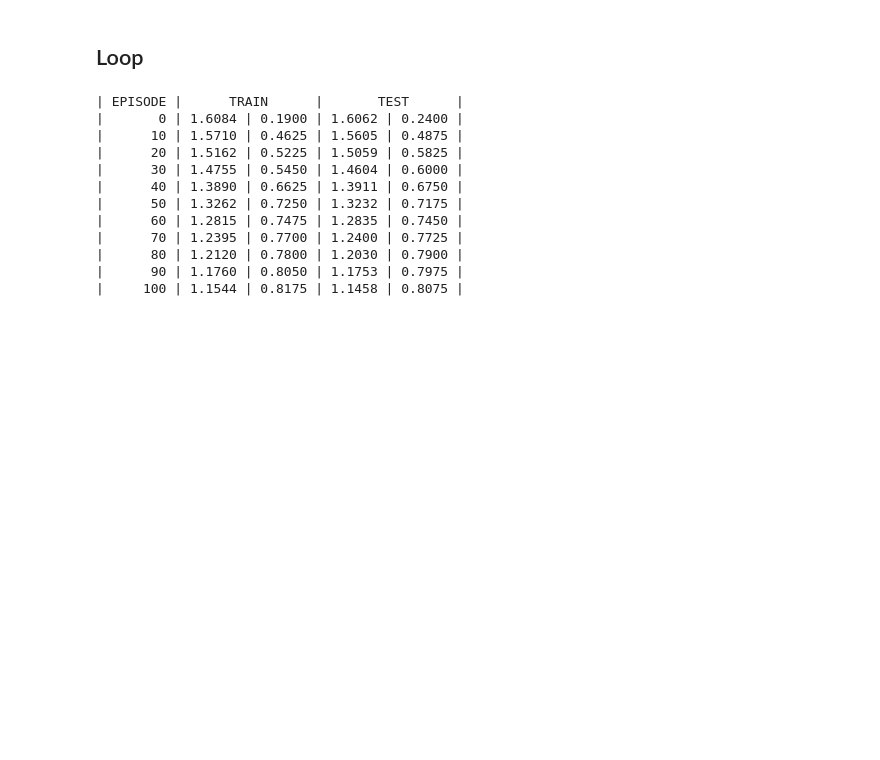
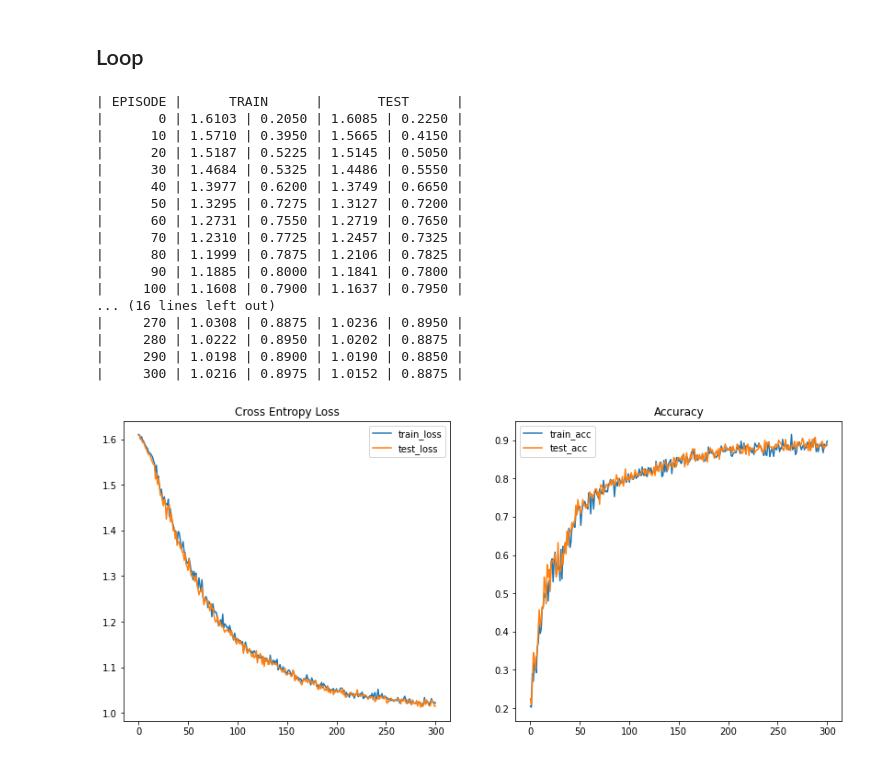
Before and after one commit to seungjaeryanlee/meta-learning-book, a Jupyter notebook: MANN-clemkoa.ipynb, the cells around one changed output. Drawn from its saved outputs; the diff is of its cells as text; code cells hidden in the pictures; blank space fills up the shorter version.

Commit message:
Plot loss and accuracy over time

```diff
--- a/MANN-clemkoa.ipynb
+++ b/MANN-clemkoa.ipynb
@@ -275,7 +243,7 @@ BATCH_SIZE = 16
 HIDDEN_LAYER_SIZE = 200
 MEMORY_SIZE = (128, 40)
 USE_LSTM_CONTROLLER = True
-N_EPISODES = 100
+N_EPISODES = 300
 
 VECTOR_LENGTH = 20*20 + N_WAY - 1 # TODO: Fix classes to set this properly
 # %% [markdown]
@@ -362,14 +330,35 @@ for episode_i, batch in enumerate(dataloader):
         print(f"| {episode_i:7d} | {train_loss:.4f} | {train_acc:.4f} | {test_loss:.4f} | {test_acc:.4f} |")
 # %% [output]
 | EPISODE |      TRAIN      |       TEST      |
-|       0 | 1.6084 | 0.1900 | 1.6062 | 0.2400 |
-|      10 | 1.5710 | 0.4625 | 1.5605 | 0.4875 |
-|      20 | 1.5162 | 0.5225 | 1.5059 | 0.5825 |
-|      30 | 1.4755 | 0.5450 | 1.4604 | 0.6000 |
-|      40 | 1.3890 | 0.6625 | 1.3911 | 0.6750 |
-|      50 | 1.3262 | 0.7250 | 1.3232 | 0.7175 |
-|      60 | 1.2815 | 0.7475 | 1.2835 | 0.7450 |
-|      70 | 1.2395 | 0.7700 | 1.2400 | 0.7725 |
-|      80 | 1.2120 | 0.7800 | 1.2030 | 0.7900 |
-|      90 | 1.1760 | 0.8050 | 1.1753 | 0.7975 |
-|     100 | 1.1544 | 0.8175 | 1.1458 | 0.8075 |
+|       0 | 1.6103 | 0.2050 | 1.6085 | 0.2250 |
+|      10 | 1.5710 | 0.3950 | 1.5665 | 0.4150 |
+|      20 | 1.5187 | 0.5225 | 1.5145 | 0.5050 |
+|      30 | 1.4684 | 0.5325 | 1.4486 | 0.5550 |
+|      40 | 1.3977 | 0.6200 | 1.3749 | 0.6650 |
+|      50 | 1.3295 | 0.7275 | 1.3127 | 0.7200 |
+|      60 | 1.2731 | 0.7550 | 1.2719 | 0.7650 |
+|      70 | 1.2310 | 0.7725 | 1.2457 | 0.7325 |
+|      80 | 1.1999 | 0.7875 | 1.2106 | 0.7825 |
+|      90 | 1.1885 | 0.8000 | 1.1841 | 0.7800 |
+|     100 | 1.1608 | 0.7900 | 1.1637 | 0.7950 |
+... (16 lines left out)
+|     270 | 1.0308 | 0.8875 | 1.0236 | 0.8950 |
+|     280 | 1.0222 | 0.8950 | 1.0202 | 0.8875 |
+|     290 | 1.0198 | 0.8900 | 1.0190 | 0.8850 |
+|     300 | 1.0216 | 0.8975 | 1.0152 | 0.8875 |
+# %%
+fig, axs = plt.subplots(1, 2, figsize=(14, 6))
+
+axs[0].plot(train_loss_per_ep, label="train_loss")
+axs[0].plot(test_loss_per_ep, label="test_loss")
+axs[0].set_title("Cross Entropy Loss")
+axs[0].legend()
+
+axs[1].plot(train_acc_per_ep, label="train_acc")
+axs[1].plot(test_acc_per_ep, label="test_acc")
+axs[1].set_title("Accuracy")
+axs[1].legend()
+
+fig.show()
+# %% [output]
+[figure, added]
```
Also changed, not shown: parts of 7 cells of this notebook.
